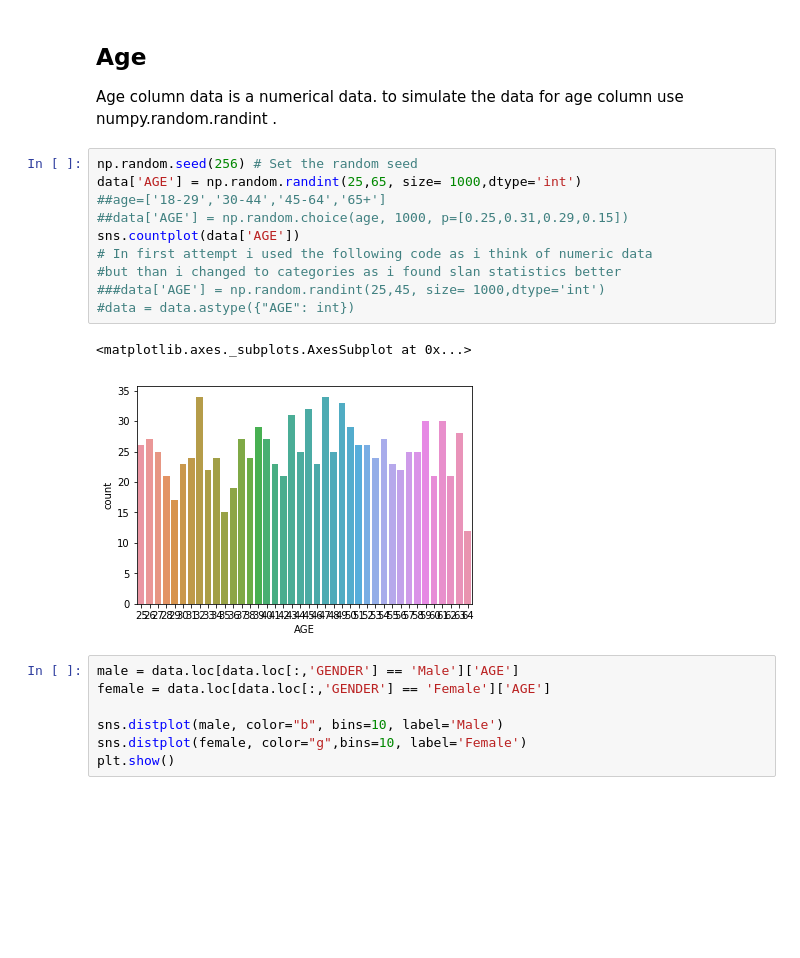
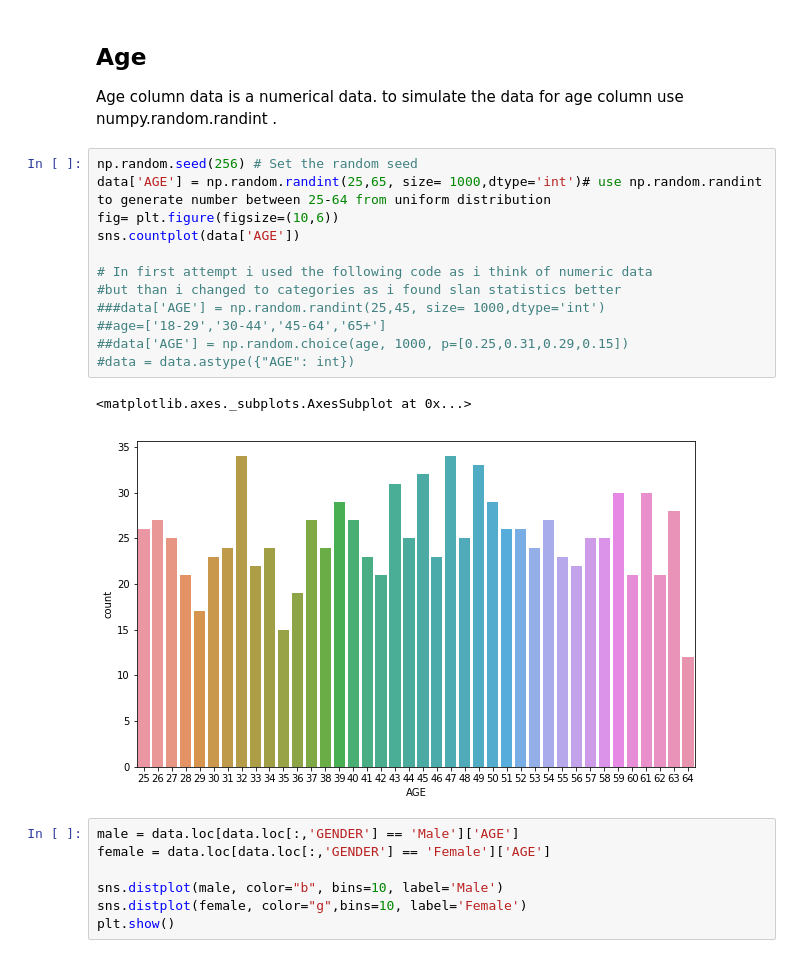
Before and after one commit to Freeha-S/ProgDA_Project, a Jupyter notebook: ProgDA-Project.ipynb, the cells around one changed output. Saved outputs shown, nothing was run; the diff lists cells and outputs as text; blank space fills up the shorter version.

```diff
--- a/ProgDA-Project.ipynb
+++ b/ProgDA-Project.ipynb
@@ -100,17 +104,19 @@ Age column data is a numerical data.
 to simulate the data for age column use numpy.random.randint  .
 # %%
 np.random.seed(256) # Set the random seed
-data['AGE'] = np.random.randint(25,65, size= 1000,dtype='int')
-##age=['18-29','30-44','45-64','65+']
-##data['AGE'] = np.random.choice(age, 1000, p=[0.25,0.31,0.29,0.15])
+data['AGE'] = np.random.randint(25,65, size= 1000,dtype='int')# use np.random.randint to generate number between 25-64 from uniform distribution
+fig= plt.figure(figsize=(10,6))
 sns.countplot(data['AGE'])
+
 # In first attempt i used the following code as i think of numeric data
 #but than i changed to categories as i found slan statistics better
 ###data['AGE'] = np.random.randint(25,45, size= 1000,dtype='int')
+##age=['18-29','30-44','45-64','65+']
+##data['AGE'] = np.random.choice(age, 1000, p=[0.25,0.31,0.29,0.15])
 #data = data.astype({"AGE": int})
 # %% [output]
 <matplotlib.axes._subplots.AxesSubplot at 0x...>
-[figure, old version]
+[figure, new version]
 # %%
 male = data.loc[data.loc[:,'GENDER'] == 'Male']['AGE']
 female = data.loc[data.loc[:,'GENDER'] == 'Female']['AGE']
```
Also changed, not shown: parts of 33 cells of this notebook, 1 other file.
